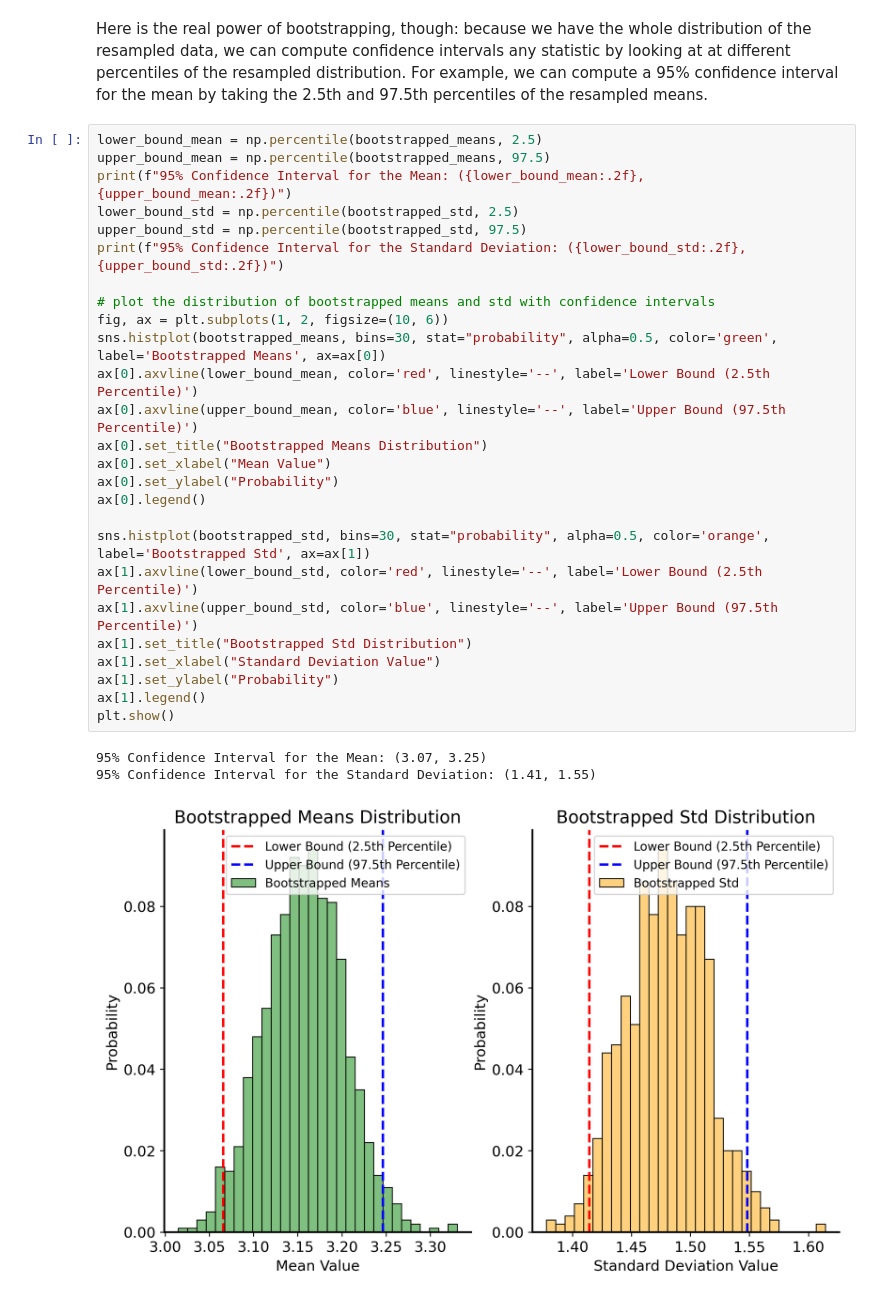
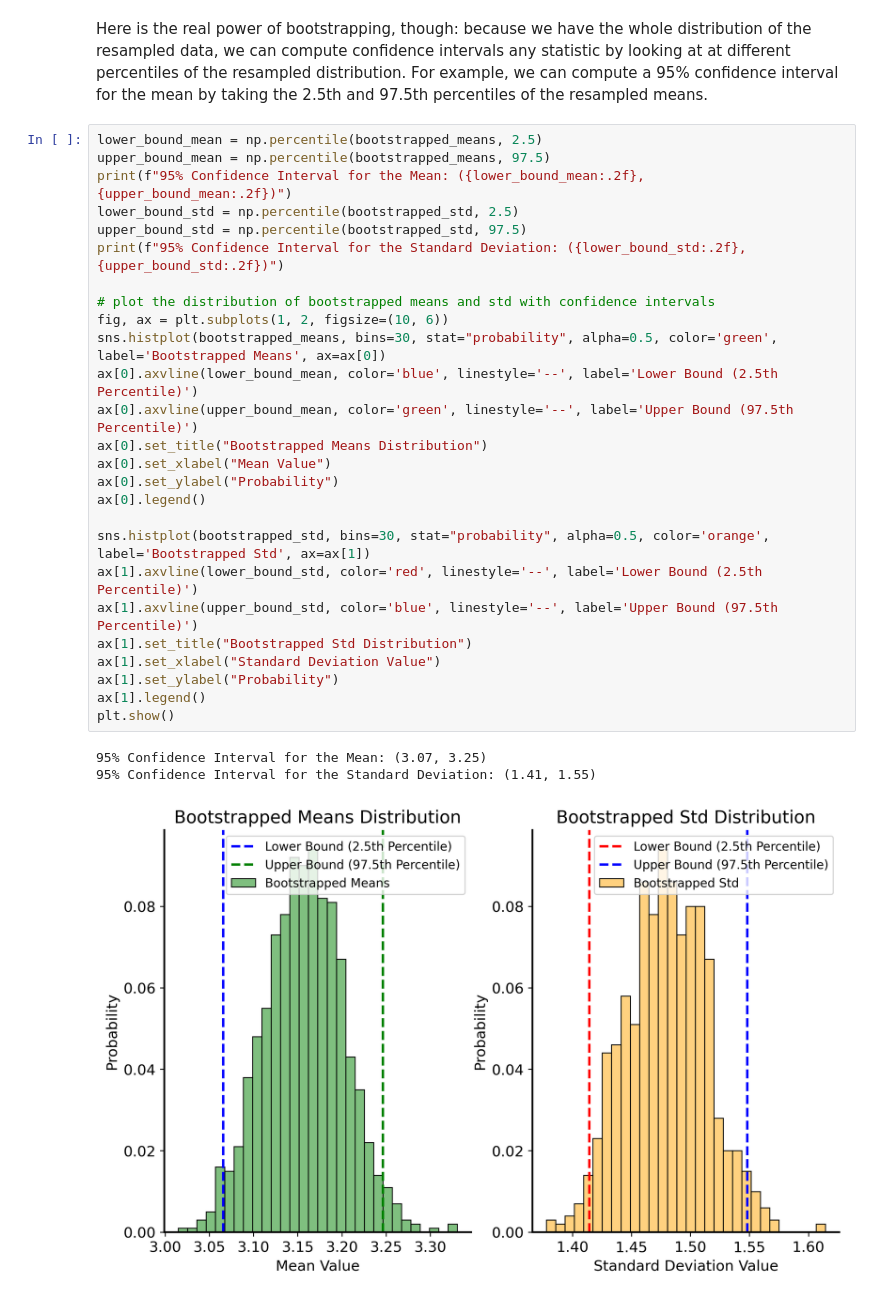
Before and after one commit to jrudoler-teaching/understanding-uncertainty, a Jupyter notebook: notebooks/lecture-06.ipynb, the cells around one changed output. Cells and saved outputs as stored; diff of their text form.

```diff
--- a/notebooks/lecture-06.ipynb
+++ b/notebooks/lecture-06.ipynb
@@ -139,30 +224,30 @@ Here is the real power of bootstrapping, though: because we have the whole distr
 # %%
 lower_bound_mean = np.percentile(bootstrapped_means, 2.5)
 upper_bound_mean = np.percentile(bootstrapped_means, 97.5)
 print(f"95% Confidence Interval for the Mean: ({lower_bound_mean:.2f}, {upper_bound_mean:.2f})")
 lower_bound_std = np.percentile(bootstrapped_std, 2.5)
 upper_bound_std = np.percentile(bootstrapped_std, 97.5)
 print(f"95% Confidence Interval for the Standard Deviation: ({lower_bound_std:.2f}, {upper_bound_std:.2f})")
 
 # plot the distribution of bootstrapped means and std with confidence intervals
 fig, ax = plt.subplots(1, 2, figsize=(10, 6))
 sns.histplot(bootstrapped_means, bins=30, stat="probability", alpha=0.5, color='green', label='Bootstrapped Means', ax=ax[0])
-ax[0].axvline(lower_bound_mean, color='red', linestyle='--', label='Lower Bound (2.5th Percentile)')
-ax[0].axvline(upper_bound_mean, color='blue', linestyle='--', label='Upper Bound (97.5th Percentile)')
+ax[0].axvline(lower_bound_mean, color='blue', linestyle='--', label='Lower Bound (2.5th Percentile)')
+ax[0].axvline(upper_bound_mean, color='green', linestyle='--', label='Upper Bound (97.5th Percentile)')
 ax[0].set_title("Bootstrapped Means Distribution")
 ax[0].set_xlabel("Mean Value")
 ax[0].set_ylabel("Probability")
 ax[0].legend()
 
 sns.histplot(bootstrapped_std, bins=30, stat="probability", alpha=0.5, color='orange', label='Bootstrapped Std', ax=ax[1])
 ax[1].axvline(lower_bound_std, color='red', linestyle='--', label='Lower Bound (2.5th Percentile)')
 ax[1].axvline(upper_bound_std, color='blue', linestyle='--', label='Upper Bound (97.5th Percentile)')
 ax[1].set_title("Bootstrapped Std Distribution")
 ax[1].set_xlabel("Standard Deviation Value")
 ax[1].set_ylabel("Probability")
 ax[1].legend()
 plt.show()
 # %% [output]
 95% Confidence Interval for the Mean: (3.07, 3.25)
 95% Confidence Interval for the Standard Deviation: (1.41, 1.55)
-[figure, old version]
+[figure, new version]
```
Also changed, not shown: parts of 15 cells of this notebook, 30 other files.
